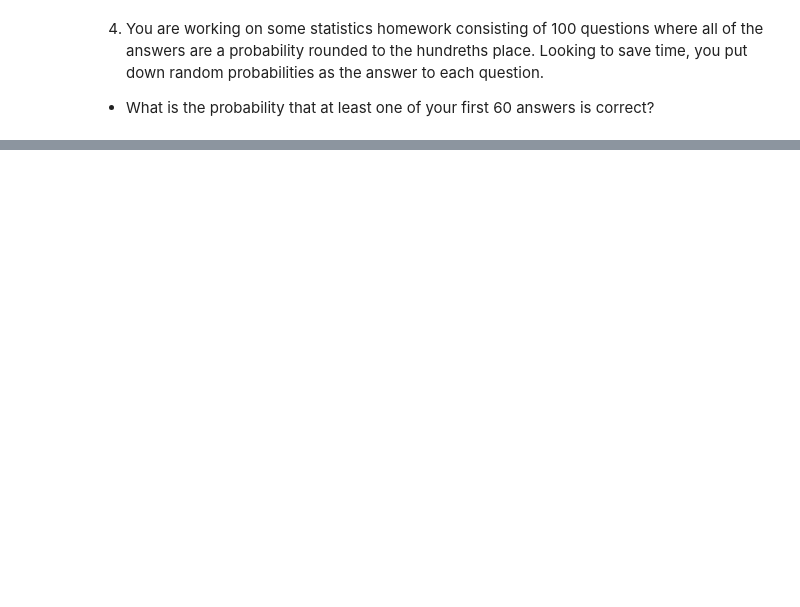
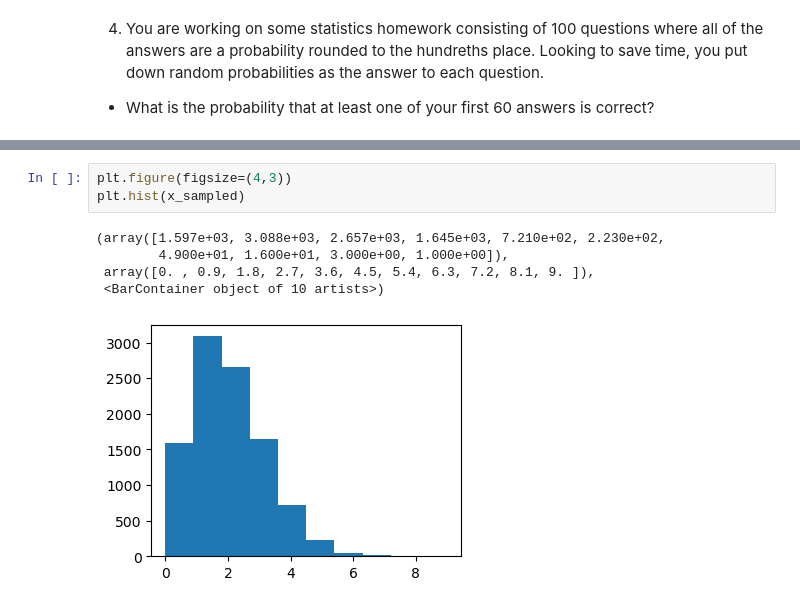
Before and after one commit to MigashaneVictoire/statistics-exercises, a Jupyter notebook: probability_distributions.ipynb, the cells around one changed output, grey strips where cells are left out. Drawn from its saved outputs; the diff is of its cells as text; blank space fills up the shorter version.

```diff
--- a/probability_distributions.ipynb
+++ b/probability_distributions.ipynb
@@ -339,0 +407,9 @@ uniform_distribution =
+# %%
+plt.figure(figsize=(4,3))
+plt.hist(x_sampled)
+# %% [output]
+(array([1.597e+03, 3.088e+03, 2.657e+03, 1.645e+03, 7.210e+02, 2.230e+02,
+        4.900e+01, 1.600e+01, 3.000e+00, 1.000e+00]),
+ array([0. , 0.9, 1.8, 2.7, 3.6, 4.5, 5.4, 6.3, 7.2, 8.1, 9. ]),
+ <BarContainer object of 10 artists>)
+[figure, added]
```
Also changed, not shown: parts of 15 cells of this notebook.
